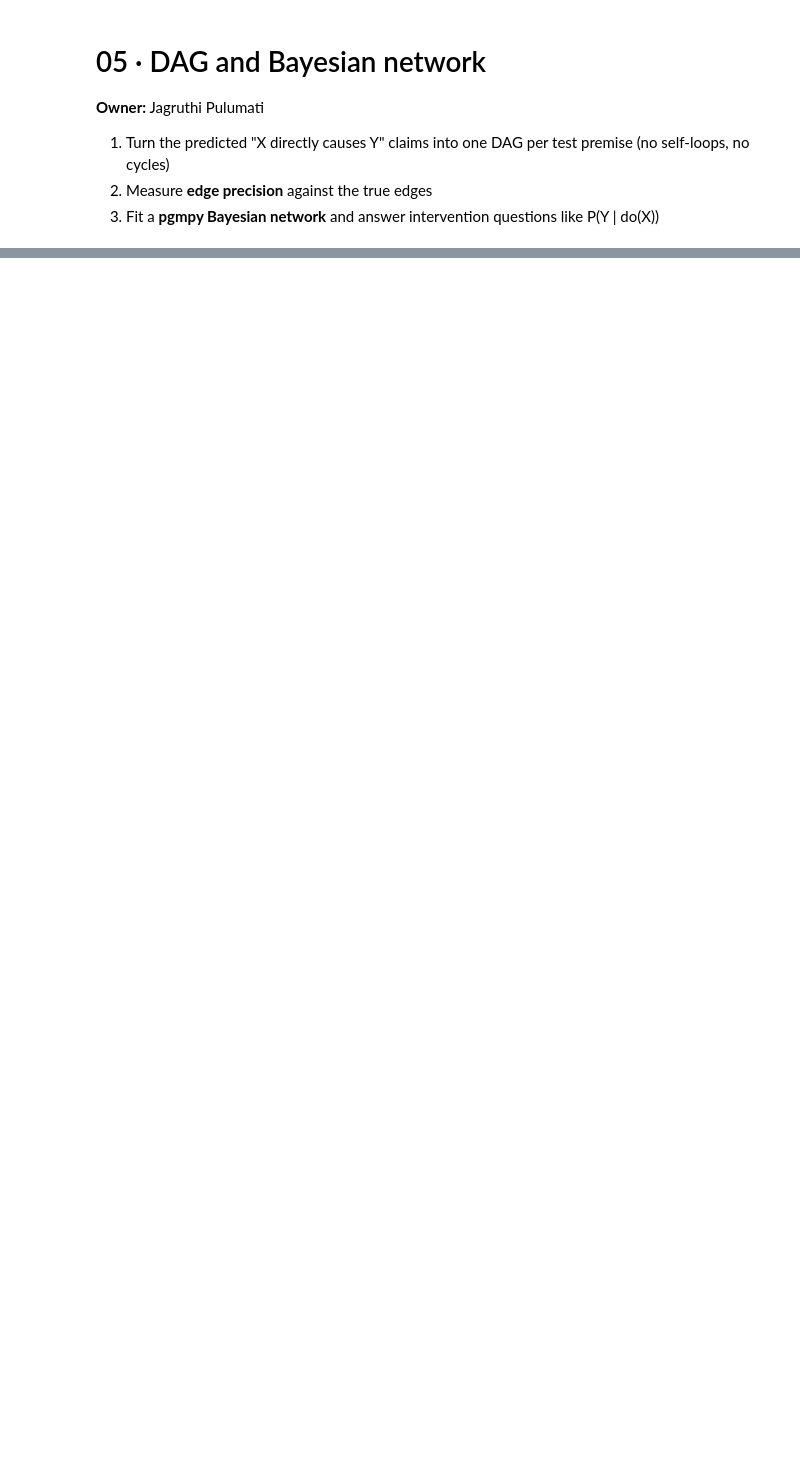
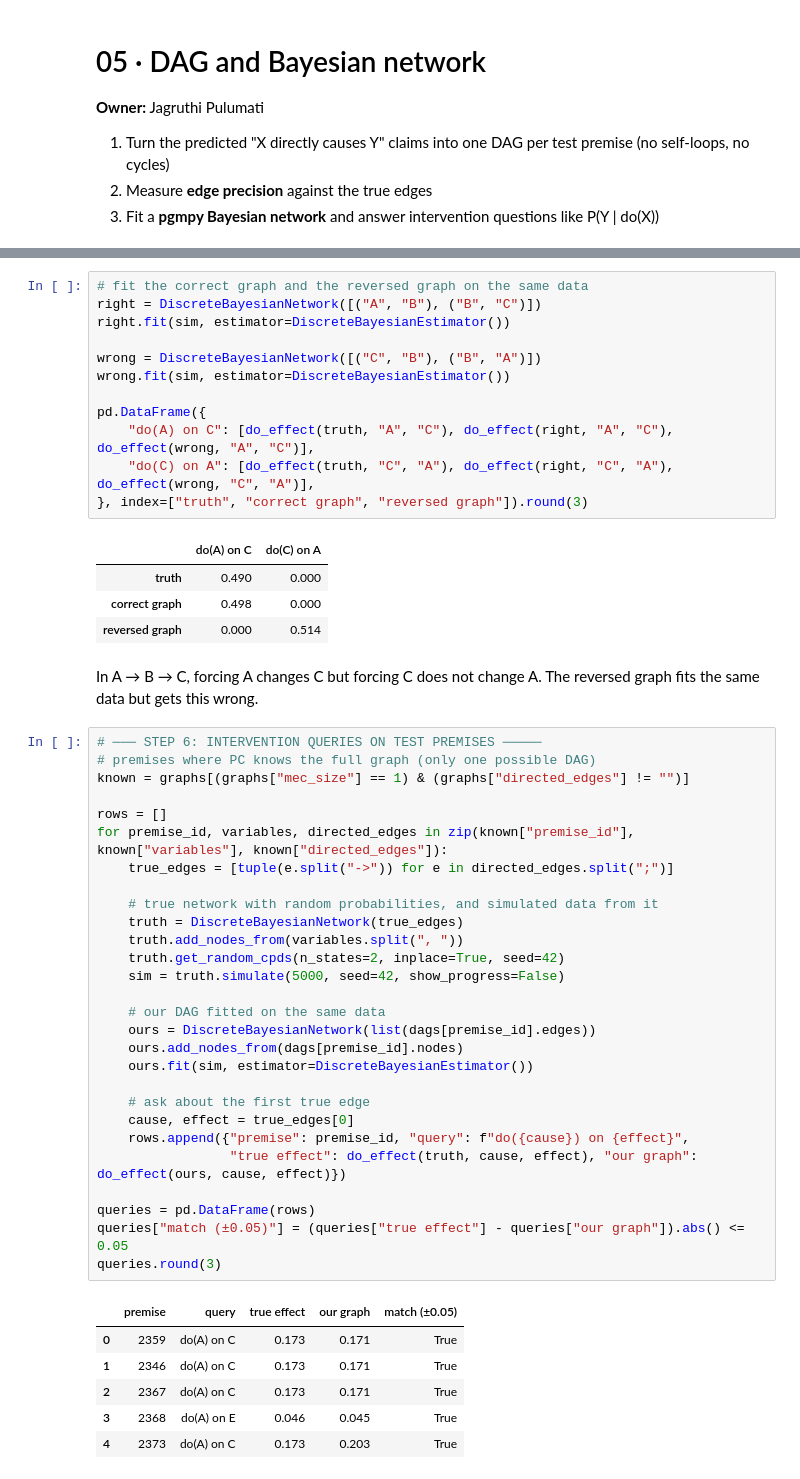
Before and after one commit to Jag2007/AI_ML_Project, a Jupyter notebook: notebooks/05_dag_bayesian_network.ipynb, the cells around one changed output, grey strips where cells are left out. Drawn from its saved outputs; the diff is of its cells as text; blank space fills up the shorter version.

```diff
--- a/notebooks/05_dag_bayesian_network.ipynb
+++ b/notebooks/05_dag_bayesian_network.ipynb
@@ -245,0 +148,54 @@ edge extraction leads directly to better causal answers.
+# %%
+# fit the correct graph and the reversed graph on the same data
+right = DiscreteBayesianNetwork([("A", "B"), ("B", "C")])
+right.fit(sim, estimator=DiscreteBayesianEstimator())
+
+wrong = DiscreteBayesianNetwork([("C", "B"), ("B", "A")])
+wrong.fit(sim, estimator=DiscreteBayesianEstimator())
+
+pd.DataFrame({
+    "do(A) on C": [do_effect(truth, "A", "C"), do_effect(right, "A", "C"), do_effect(wrong, "A", "C")],
+    "do(C) on A": [do_effect(truth, "C", "A"), do_effect(right, "C", "A"), do_effect(wrong, "C", "A")],
+}, index=["truth", "correct graph", "reversed graph"]).round(3)
+# %% [output]
+|  | do(A) on C | do(C) on A |
+| truth | 0.490 | 0.000 |
+| correct graph | 0.498 | 0.000 |
+| reversed graph | 0.000 | 0.514 |
+# %% [markdown]
+In A → B → C, forcing A changes C but forcing C does not change A. The reversed graph fits the same data but gets this wrong.
+# %%
+# ─── STEP 6: INTERVENTION QUERIES ON TEST PREMISES ─────
+# premises where PC knows the full graph (only one possible DAG)
+known = graphs[(graphs["mec_size"] == 1) & (graphs["directed_edges"] != "")]
+
+rows = []
+for premise_id, variables, directed_edges in zip(known["premise_id"], known["variables"], known["directed_edges"]):
+    true_edges = [tuple(e.split("->")) for e in directed_edges.split(";")]
+
+    # true network with random probabilities, and simulated data from it
+    truth = DiscreteBayesianNetwork(true_edges)
+    truth.add_nodes_from(variables.split(", "))
+    truth.get_random_cpds(n_states=2, inplace=True, seed=42)
+    sim = truth.simulate(5000, seed=42, show_progress=False)
+
+    # our DAG fitted on the same data
+    ours = DiscreteBayesianNetwork(list(dags[premise_id].edges))
+    ours.add_nodes_from(dags[premise_id].nodes)
+    ours.fit(sim, estimator=DiscreteBayesianEstimator())
+
+    # ask about the first true edge
+    cause, effect = true_edges[0]
+    rows.append({"premise": premise_id, "query": f"do({cause}) on {effect}",
+                 "true effect": do_effect(truth, cause, effect), "our graph": do_effect(ours, cause, effect)})
+
+queries = pd.DataFrame(rows)
+queries["match (±0.05)"] = (queries["true effect"] - queries["our graph"]).abs() <= 0.05
+queries.round(3)
+# %% [output]
+|  | premise | query | true effect | our graph | match (±0.05) |
+| 0 | 2359 | do(A) on C | 0.173 | 0.171 | True |
+| 1 | 2346 | do(A) on C | 0.173 | 0.171 | True |
+| 2 | 2367 | do(A) on C | 0.173 | 0.171 | True |
+| 3 | 2368 | do(A) on E | 0.046 | 0.045 | True |
+| 4 | 2373 | do(A) on C | 0.173 | 0.203 | True |
```
Also changed, not shown: parts of 35 cells of this notebook, 2 other files.
